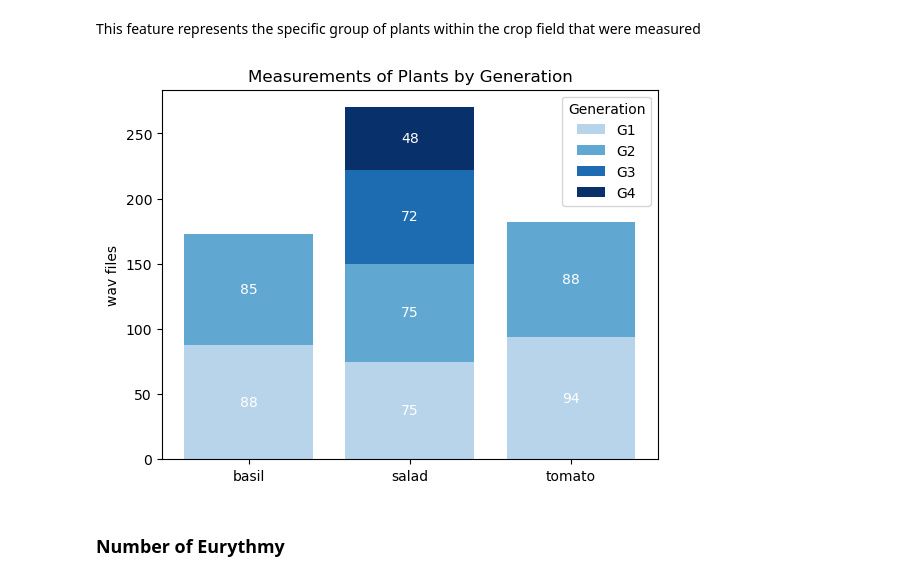
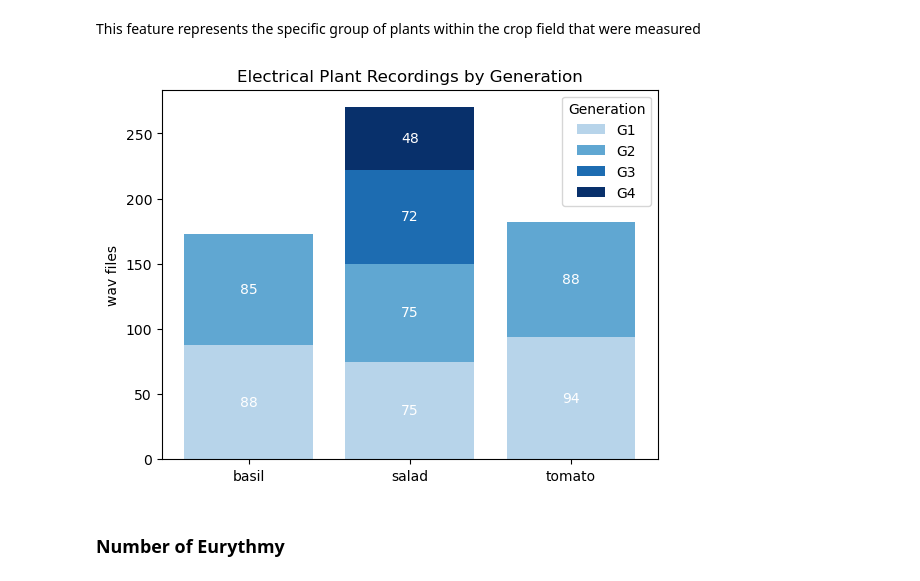
Before and after one commit to alvaro-francisco-gil/plant-reactivity-analysis, a Jupyter notebook: notebooks/Exploratory Data Analysis/1. EDA - understand measurements.ipynb, the cells around one changed output. Saved outputs shown, nothing was run; the diff lists cells and outputs as text; code cells hidden in the pictures.

```diff
--- a/notebooks/Exploratory Data Analysis/1. EDA - understand measurements.ipynb
+++ b/notebooks/Exploratory Data Analysis/1. EDA - understand measurements.ipynb
@@ -86,33 +86,33 @@ This feature represents the specific group of plants within the crop field that
 # %%
 grouped_counts = df.groupby(['plant', 'generation']).size().unstack(fill_value=0)
 
 # Assuming generations are numbered sequentially
 num_generations = len(grouped_counts.columns)
 blues = plt.cm.Blues(np.linspace(0.3, 1, num_generations))  # Generating shades of blue
 
 fig, ax = plt.subplots()
 
 # Plot stacked bars
 bottom = np.zeros(len(grouped_counts))
 for i, generation in enumerate(grouped_counts.columns):
     ax.bar(grouped_counts.index, grouped_counts[generation], bottom=bottom, label=f'G{generation}', color=blues[i])
 
     # Add text annotation for each segment
     for j, value in enumerate(grouped_counts[generation]):
         if value > 0:  # Only annotate non-zero segments
             ax.text(j, bottom[j] + value/2, str(value), ha='center', va='center', color='white')
 
     bottom += grouped_counts[generation]
 
-plt.title('Measurements of Plants by Generation')
+plt.title('Electrical Plant Recordings by Generation')
 plt.xlabel('')
 plt.ylabel('wav files')
 plt.legend(title='Generation')
 file_path= os.path.join(figures_folder, 'measurements_of_plants_by_generation.png')
 plt.savefig(file_path)
 plt.show()
 # %% [output]
-[figure, old version]
+[figure, new version]
 # %% [markdown]
 ### Number of Eurythmy
 # %% [markdown]
```
Also changed, not shown: parts of 1 cell of this notebook, 23 other files.
